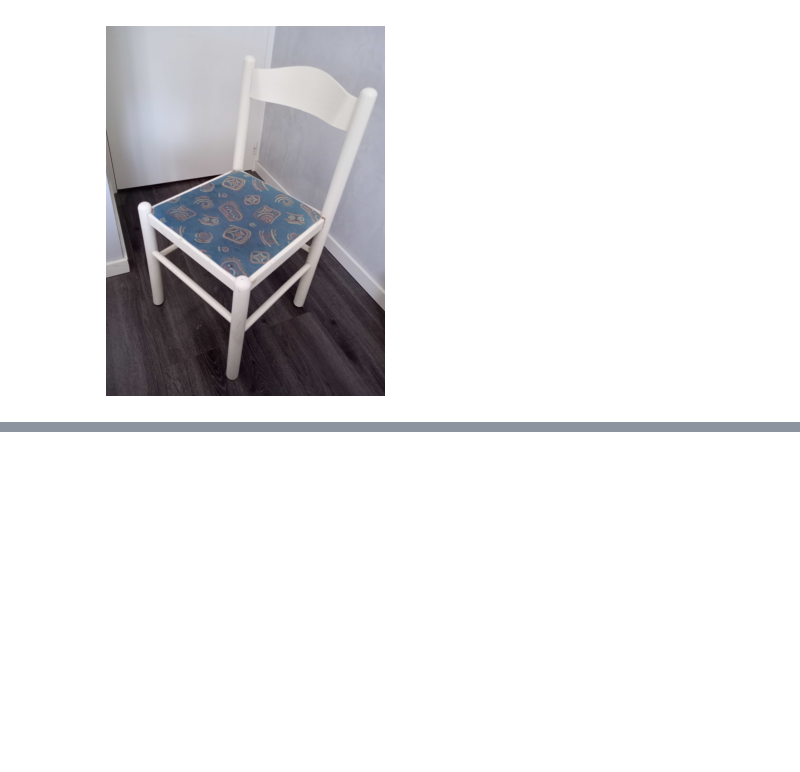
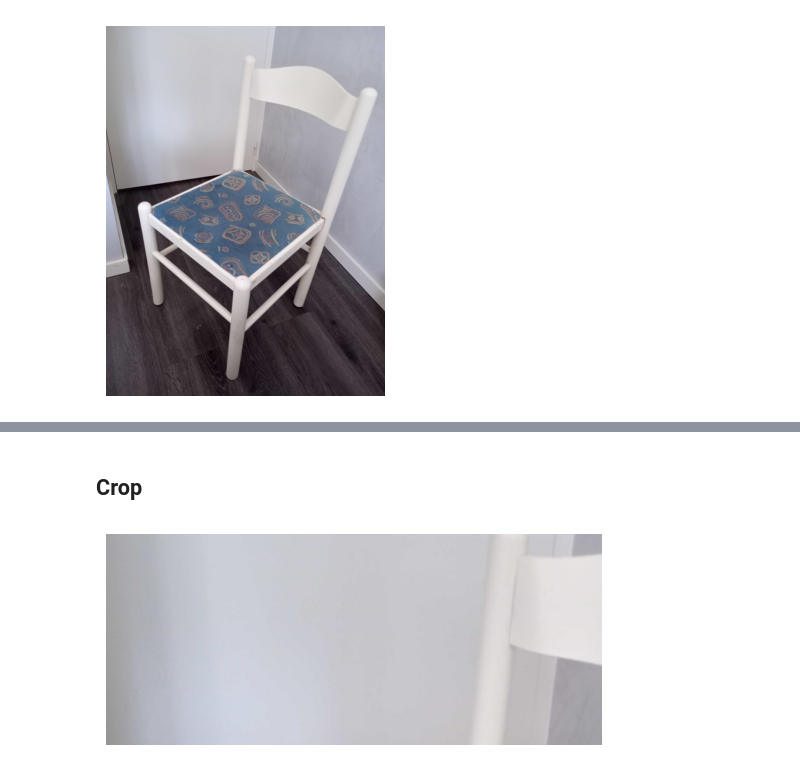
Before and after one commit to intensivedatacomp/WignerCamp2026, a Jupyter notebook: GeneralBasicProgramming/opencv_basics.ipynb, the cells around one changed output, grey strips where cells are left out. Saved outputs shown, nothing was run; the diff lists cells and outputs as text; code cells hidden in the pictures; blank space fills up the shorter version.

```diff
--- a/GeneralBasicProgramming/opencv_basics.ipynb
+++ b/GeneralBasicProgramming/opencv_basics.ipynb
@@ -17,0 +72,10 @@ plt.show() # Show the plot
+# %% [markdown]
+## Crop
+# %%
+crop = img[100:300, 30:500]
+
+plt.imshow(cv2.cvtColor(crop, cv2.COLOR_BGR2RGB))
+plt.axis("off")
+plt.show()
+# %% [output]
+[figure, added]
```
Also changed, not shown: parts of 13 cells of this notebook, 2 other files.
